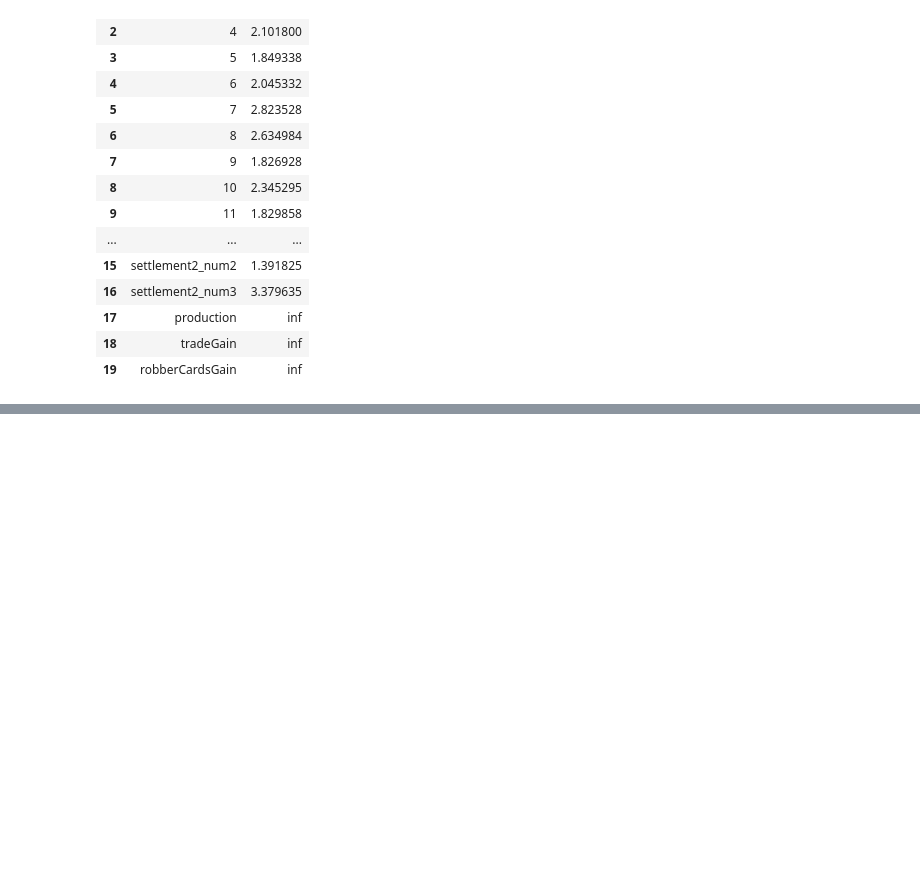
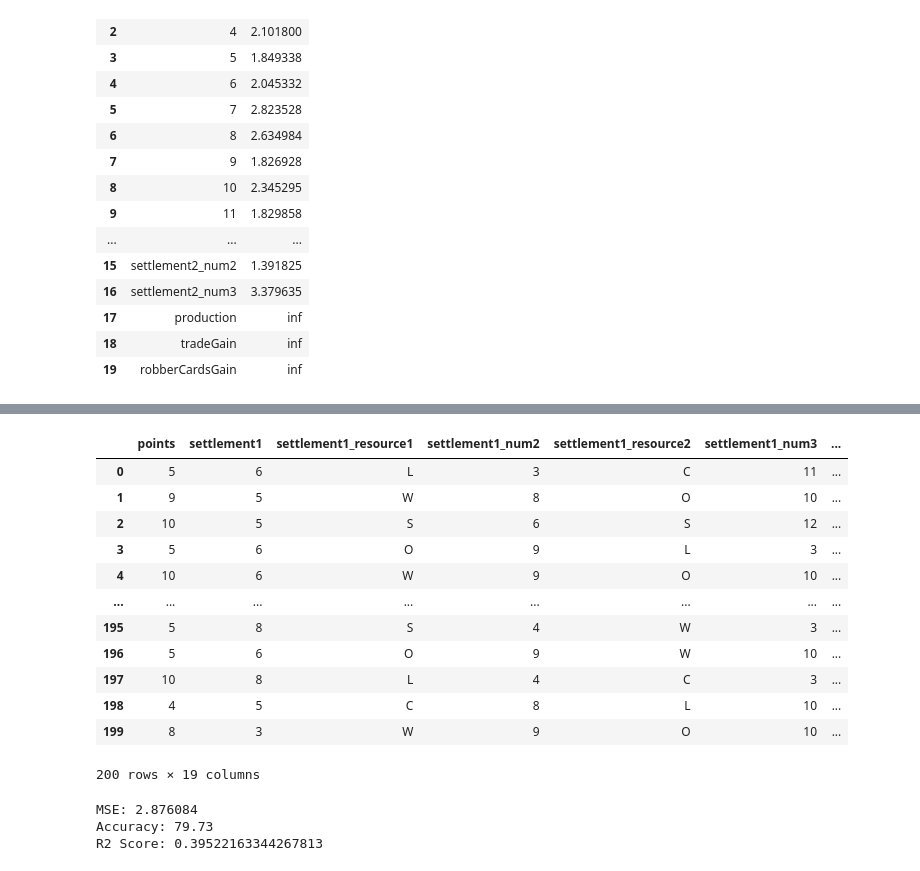
Before and after one commit to okwan91/catanstrategy, a Jupyter notebook: notebooks/Sandbox.ipynb, the cells around one changed output, grey strips where cells are left out. Drawn from its saved outputs; the diff is of its cells as text; code cells hidden in the pictures; blank space fills up the shorter version.

```diff
--- a/notebooks/Sandbox.ipynb
+++ b/notebooks/Sandbox.ipynb
@@ -519,0 +570,27 @@ vf.head(20)
+# %%
+df = data.drop(['gameNum','me','player','totalGain','totalLoss','totalAvailable','2','3','4','5','6','7','8','9','10','11','12'],axis = 1)
+
+df
+# %% [output]
+|  | points | settlement1 | settlement1_resource1 | settlement1_num2 | settlement1_resource2 | settlement1_num3 | ... |
+| 0 | 5 | 6 | L | 3 | C | 11 | ... |
+| 1 | 9 | 5 | W | 8 | O | 10 | ... |
+| 2 | 10 | 5 | S | 6 | S | 12 | ... |
+| 3 | 5 | 6 | O | 9 | L | 3 | ... |
+| 4 | 10 | 6 | W | 9 | O | 10 | ... |
+| ... | ... | ... | ... | ... | ... | ... | ... |
+| 195 | 5 | 8 | S | 4 | W | 3 | ... |
+| 196 | 5 | 6 | O | 9 | W | 10 | ... |
+| 197 | 10 | 8 | L | 4 | C | 3 | ... |
+| 198 | 4 | 5 | C | 8 | L | 10 | ... |
+| 199 | 8 | 3 | W | 9 | O | 10 | ... |
+200 rows × 19 columns
+# %%
+X_df = df.drop(['points','settlement1_resource1','settlement1_resource2','settlement1_resource3','settlement2_resource1','settlement2_resource2','settlement2_resource3'],axis = 1)
+y_df = df['points']
+
+rf(X_df,y_df)
+# %% [output]
+MSE: 2.876084
+Accuracy: 79.73
+R2 Score: 0.39522163344267813
```
Also changed, not shown: parts of 9 cells of this notebook, 1 other file.
